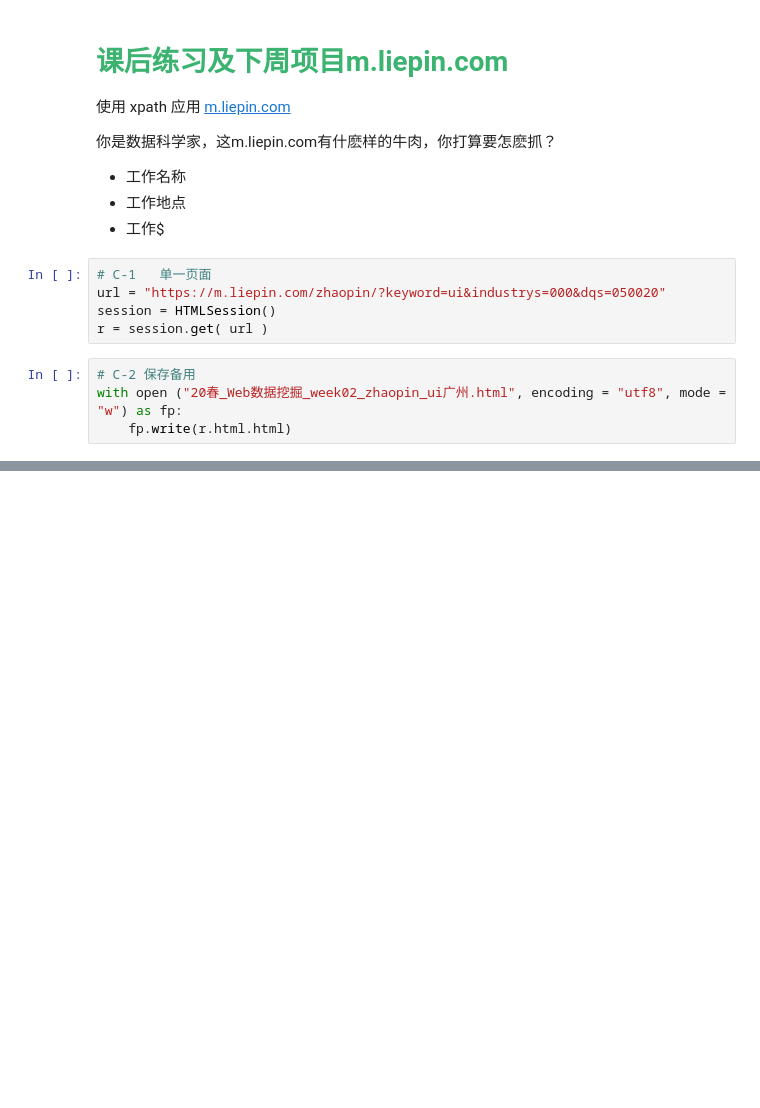
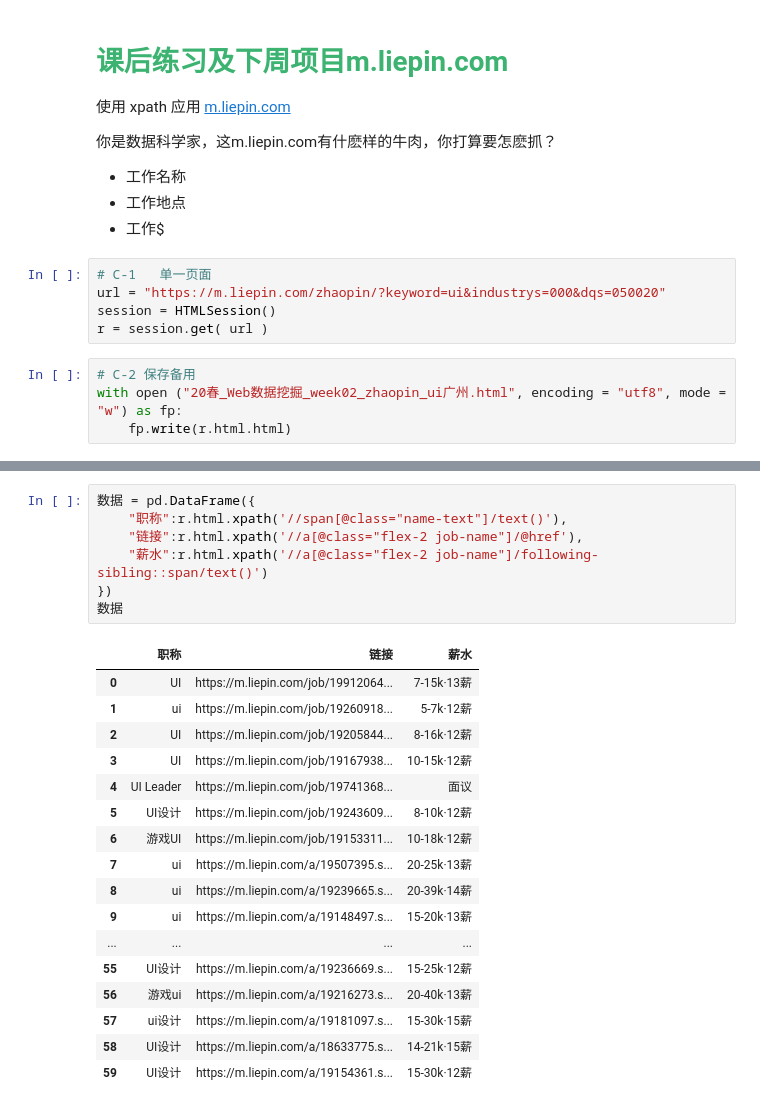
Before and after one commit to Zkimzie/web-mining-e-textbook, a Jupyter notebook: 20春_Web数据挖掘_week02_181012124.ipynb, the cells around one changed output, grey strips where cells are left out. Drawn from its saved outputs; the diff is of its cells as text; blank space fills up the shorter version.

```diff
--- a/20春_Web数据挖掘_week02_181012124.ipynb
+++ b/20春_Web数据挖掘_week02_181012124.ipynb
@@ -596,3 +596,28 @@ print(r.html.xpath('//a[@class="flex-2 job-name"]/following-sibling::span/text()
+# %%
+数据 = pd.DataFrame({
+    "职称":r.html.xpath('//span[@class="name-text"]/text()'),
+    "链接":r.html.xpath('//a[@class="flex-2 job-name"]/@href'),
+    "薪水":r.html.xpath('//a[@class="flex-2 job-name"]/following-sibling::span/text()')
+})
+数据
+# %% [output]
+|  | 职称 | 链接 | 薪水 |
+| 0 | UI | https://m.liepin.com/job/19912064... | 7-15k·13薪 |
+| 1 | ui | https://m.liepin.com/job/19260918... | 5-7k·12薪 |
+| 2 | UI | https://m.liepin.com/job/19205844... | 8-16k·12薪 |
+| 3 | UI | https://m.liepin.com/job/19167938... | 10-15k·12薪 |
+| 4 | UI Leader | https://m.liepin.com/job/19741368... | 面议 |
+| 5 | UI设计 | https://m.liepin.com/job/19243609... | 8-10k·12薪 |
+| 6 | 游戏UI | https://m.liepin.com/job/19153311... | 10-18k·12薪 |
+| 7 | ui | https://m.liepin.com/a/19507395.s... | 20-25k·13薪 |
+| 8 | ui | https://m.liepin.com/a/19239665.s... | 20-39k·14薪 |
+| 9 | ui | https://m.liepin.com/a/19148497.s... | 15-20k·13薪 |
+| ... | ... | ... | ... |
+| 55 | UI设计 | https://m.liepin.com/a/19236669.s... | 15-25k·12薪 |
+| 56 | 游戏ui | https://m.liepin.com/a/19216273.s... | 20-40k·13薪 |
+| 57 | ui设计 | https://m.liepin.com/a/19181097.s... | 15-30k·15薪 |
+| 58 | UI设计 | https://m.liepin.com/a/18633775.s... | 14-21k·15薪 |
+| 59 | UI设计 | https://m.liepin.com/a/19154361.s... | 15-30k·12薪 |
 # %%
 # C-4
 # 中: '公司地点', '公司名称'
```
Also changed, not shown: parts of 3 cells of this notebook, 3 other files.
